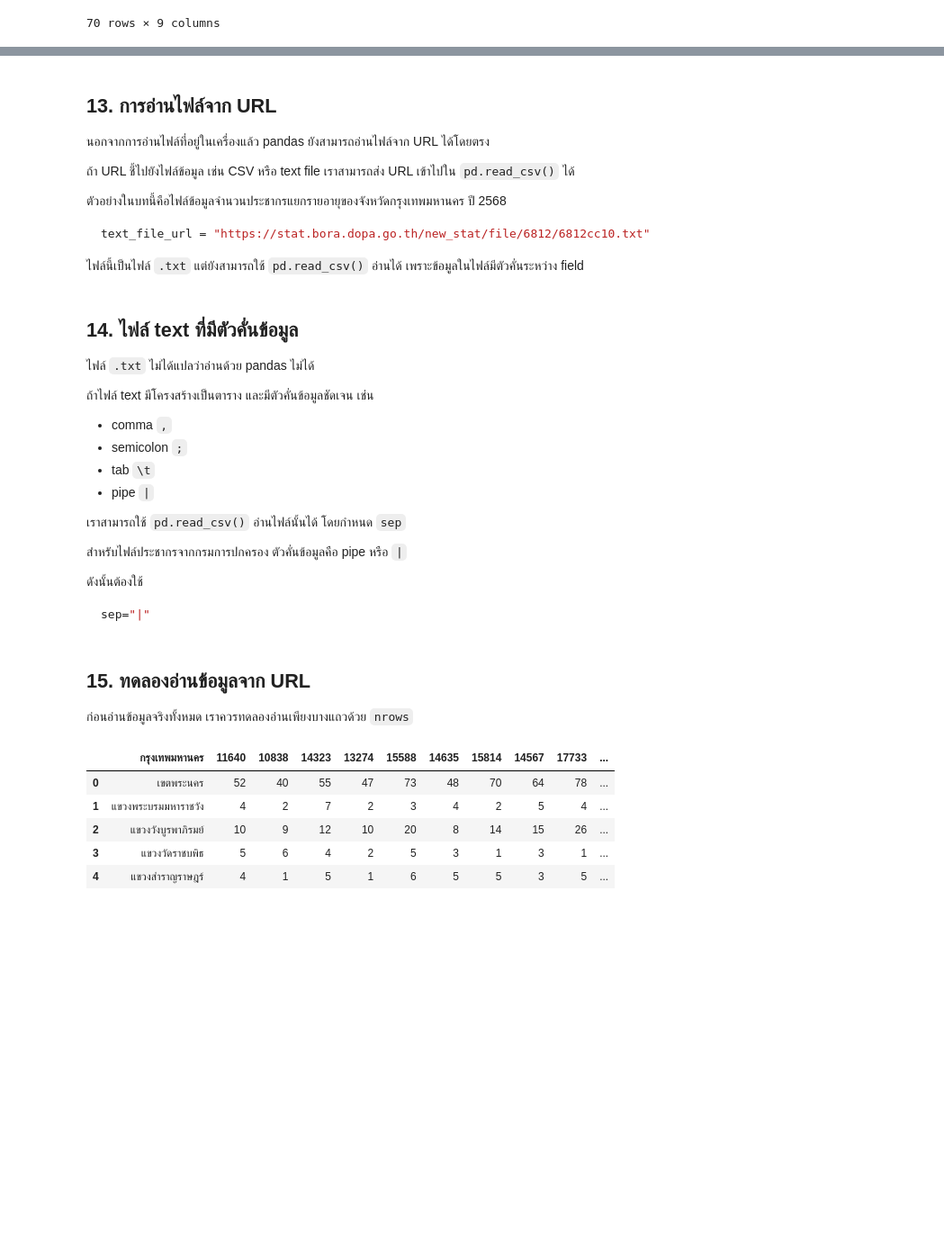
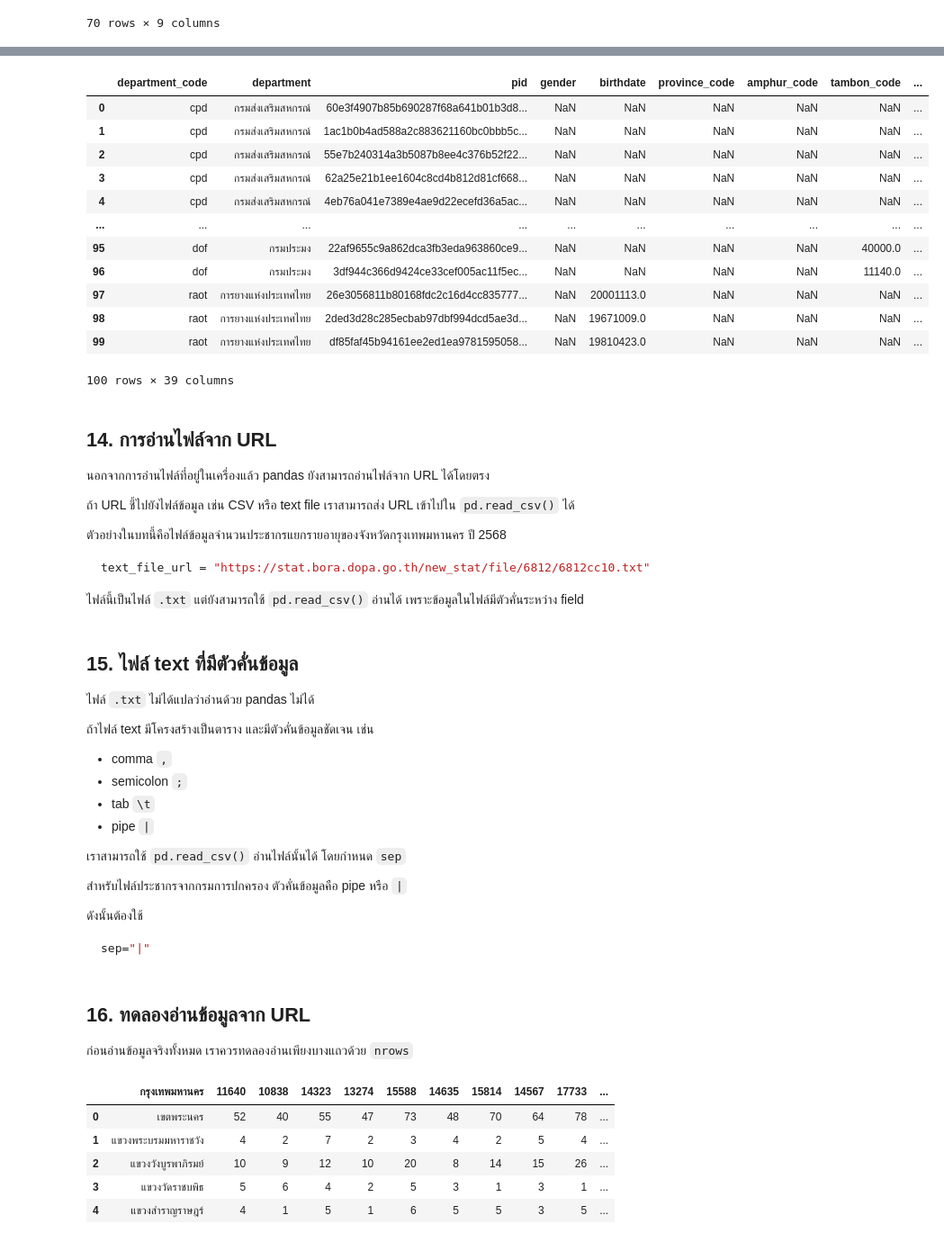
Before and after one commit to vivatbdi/MSDHS_OJT, a Jupyter notebook: py-jupyter_docker/course/day3/08_pandas_ingestion.ipynb, the cells around one changed output, grey strips where cells are left out. Shown at 90% size. Saved outputs shown, nothing was run; the diff lists cells and outputs as text; code cells hidden in the pictures; blank space fills up the shorter version.

````diff
--- a/py-jupyter_docker/course/day3/08_pandas_ingestion.ipynb
+++ b/py-jupyter_docker/course/day3/08_pandas_ingestion.ipynb
@@ -532,5 +541,35 @@ doae_selected_df
+# %%
+combined_farmer_list = []
+
+for sheet in sheet_names:
+    temp_df = pd.read_excel(
+        excel_file,
+        sheet_name=sheet,
+    )
+
+    temp_df["source_sheet"] = sheet
+
+    combined_farmer_list.append(temp_df)
+
+combined_farmer_df = pd.concat(combined_farmer_list, ignore_index=True)
+
+combined_farmer_df
+# %% [output]
+|  | department_code | department | pid | gender | birthdate | province_code | amphur_code | tambon_code | ... |
+| 0 | cpd | กรมส่งเสริมสหกรณ์ | 60e3f4907b85b690287f68a641b01b3d8... | NaN | NaN | NaN | NaN | NaN | ... |
+| 1 | cpd | กรมส่งเสริมสหกรณ์ | 1ac1b0b4ad588a2c883621160bc0bbb5c... | NaN | NaN | NaN | NaN | NaN | ... |
+| 2 | cpd | กรมส่งเสริมสหกรณ์ | 55e7b240314a3b5087b8ee4c376b52f22... | NaN | NaN | NaN | NaN | NaN | ... |
+| 3 | cpd | กรมส่งเสริมสหกรณ์ | 62a25e21b1ee1604c8cd4b812d81cf668... | NaN | NaN | NaN | NaN | NaN | ... |
+| 4 | cpd | กรมส่งเสริมสหกรณ์ | 4eb76a041e7389e4ae9d22ecefd36a5ac... | NaN | NaN | NaN | NaN | NaN | ... |
+| ... | ... | ... | ... | ... | ... | ... | ... | ... | ... |
+| 95 | dof | กรมประมง | 22af9655c9a862dca3fb3eda963860ce9... | NaN | NaN | NaN | NaN | 40000.0 | ... |
+| 96 | dof | กรมประมง | 3df944c366d9424ce33cef005ac11f5ec... | NaN | NaN | NaN | NaN | 11140.0 | ... |
+| 97 | raot | การยางแห่งประเทศไทย | 26e3056811b80168fdc2c16d4cc835777... | NaN | 20001113.0 | NaN | NaN | NaN | ... |
+| 98 | raot | การยางแห่งประเทศไทย | 2ded3d28c285ecbab97dbf994dcd5ae3d... | NaN | 19671009.0 | NaN | NaN | NaN | ... |
+| 99 | raot | การยางแห่งประเทศไทย | df85faf45b94161ee2ed1ea9781595058... | NaN | 19810423.0 | NaN | NaN | NaN | ... |
+100 rows × 39 columns
 # %% [markdown]
-## 13. การอ่านไฟล์จาก URL
+## 14. การอ่านไฟล์จาก URL
 นอกจากการอ่านไฟล์ที่อยู่ในเครื่องแล้ว pandas ยังสามารถอ่านไฟล์จาก URL ได้โดยตรง
 
 ถ้า URL ชี้ไปยังไฟล์ข้อมูล เช่น CSV หรือ text file เราสามารถส่ง URL เข้าไปใน `pd.read_csv()` ได้
@@ -543,7 +582,7 @@ text_file_url = "https://stat.bora.dopa.go.th/new_stat/file/6812/6812cc10.txt"
 
 ไฟล์นี้เป็นไฟล์ `.txt` แต่ยังสามารถใช้ `pd.read_csv()` อ่านได้ เพราะข้อมูลในไฟล์มีตัวคั่นระหว่าง field
 # %% [markdown]
-## 14. ไฟล์ text ที่มีตัวคั่นข้อมูล
+## 15. ไฟล์ text ที่มีตัวคั่นข้อมูล
 ไฟล์ `.txt` ไม่ได้แปลว่าอ่านด้วย pandas ไม่ได้
 
 ถ้าไฟล์ text มีโครงสร้างเป็นตาราง และมีตัวคั่นข้อมูลชัดเจน เช่น
@@ -562,7 +601,7 @@ text_file_url = "https://stat.bora.dopa.go.th/new_stat/file/6812/6812cc10.txt"
 sep="|"
 ```
 # %% [markdown]
-## 15. ทดลองอ่านข้อมูลจาก URL
+## 16. ทดลองอ่านข้อมูลจาก URL
 ก่อนอ่านข้อมูลจริงทั้งหมด เราควรทดลองอ่านเพียงบางแถวด้วย `nrows`
 # %%
 population_preview = pd.read_csv(
````
Also changed, not shown: parts of 20 cells of this notebook.
